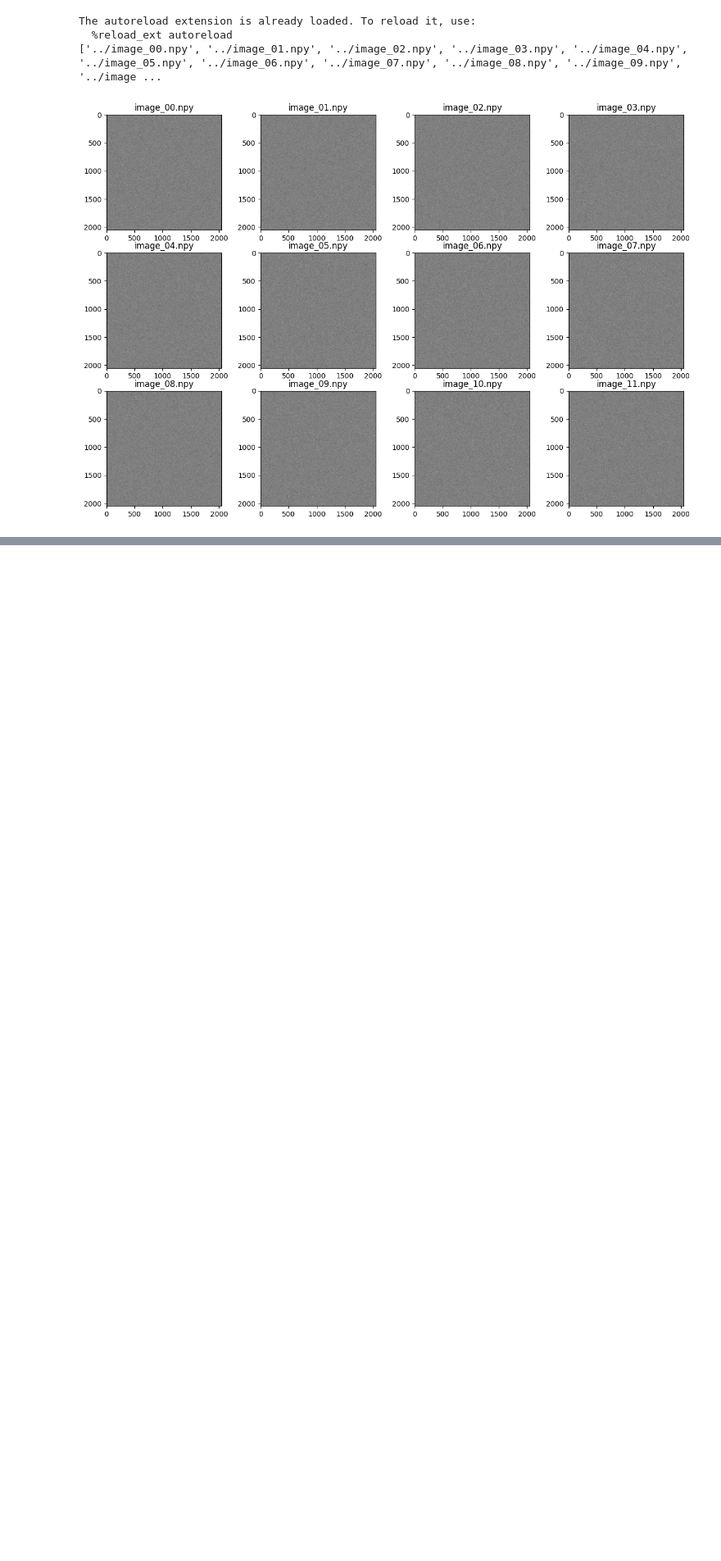
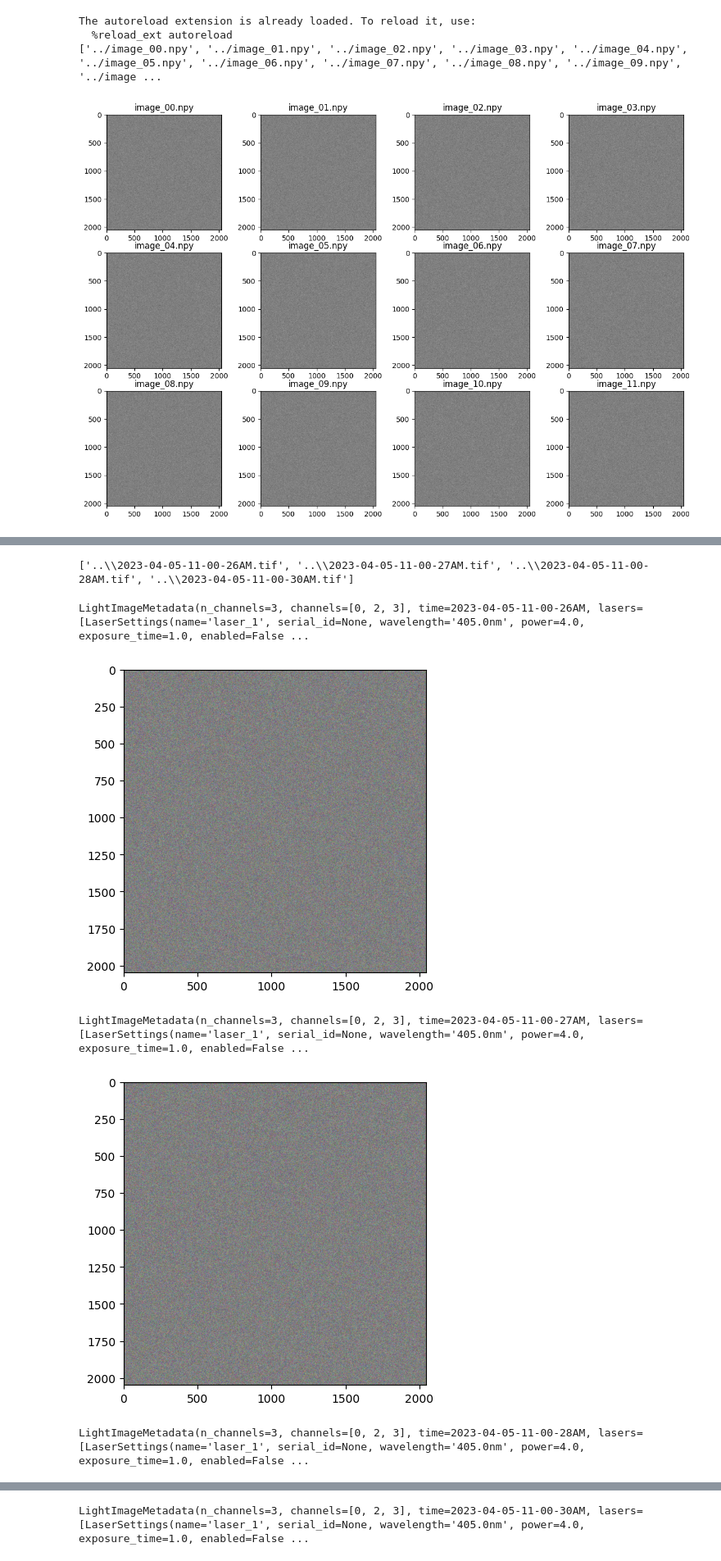
Before and after one commit to DeMarcoLab/openCLEM, a Jupyter notebook: scratch/notebook.ipynb, the cells around one changed output, grey strips where cells are left out. Shown at 82% size. Drawn from its saved outputs; the diff is of its cells as text; code cells hidden in the pictures; blank space fills up the shorter version.

Commit message:
basic save + load light image

```diff
--- a/scratch/notebook.ipynb
+++ b/scratch/notebook.ipynb
@@ -114,0 +119,36 @@ The autoreload extension is already loaded. To reload it, use:
+# %%
+%load_ext autoreload
+%autoreload 2
+
+import matplotlib.pyplot as plt
+import numpy as np
+
+import glob
+import os
+
+import openclem
+from openclem.structures import LightImage, LightImageMetadata
+
+
+filenames = sorted(glob.glob("../*.tif"))
+
+print(filenames)
+# %% [output]
+['..\\2023-04-05-11-00-26AM.tif', '..\\2023-04-05-11-00-27AM.tif', '..\\2023-04-05-11-00-28AM.tif', '..\\2023-04-05-11-00-30AM.tif']
+# %%
+for fname in filenames:
+    try:
+        image = LightImage.load(fname)
+
+        print(image.metadata)
+        plt.imshow(image.data)
+        plt.show()
+    except Exception as e:
+        import traceback
+        print(traceback.format_exc())
+# %% [output]
+LightImageMetadata(n_channels=3, channels=[0, 2, 3], time=2023-04-05-11-00-26AM, lasers=[LaserSettings(name='laser_1', serial_id=None, wavelength='405.0nm', power=4.0, exposure_time=1.0, enabled=False ...
+[figure, added]
+LightImageMetadata(n_channels=3, channels=[0, 2, 3], time=2023-04-05-11-00-27AM, lasers=[LaserSettings(name='laser_1', serial_id=None, wavelength='405.0nm', power=4.0, exposure_time=1.0, enabled=False ...
+[figure, added]
+LightImageMetadata(n_channels=3, channels=[0, 2, 3], time=2023-04-05-11-00-28AM, lasers=[LaserSettings(name='laser_1', serial_id=None, wavelength='405.0nm', power=4.0, exposure_time=1.0, enabled=False ...
@@ -114,0 +156 @@ The autoreload extension is already loaded. To reload it, use:
+LightImageMetadata(n_channels=3, channels=[0, 2, 3], time=2023-04-05-11-00-30AM, lasers=[LaserSettings(name='laser_1', serial_id=None, wavelength='405.0nm', power=4.0, exposure_time=1.0, enabled=False ...
```
Also changed, not shown: parts of 2 cells of this notebook, 4 other files.
